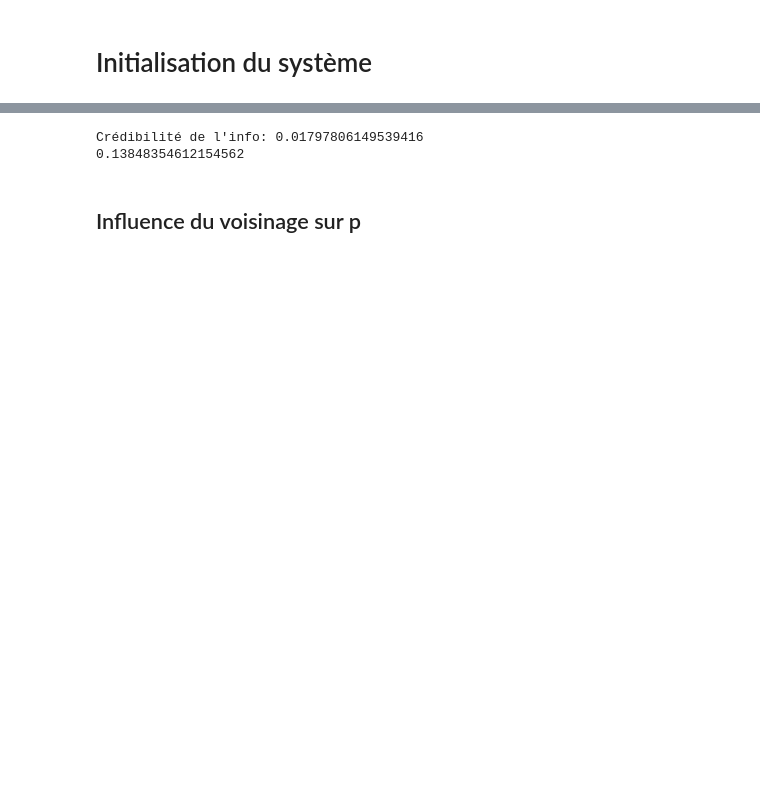
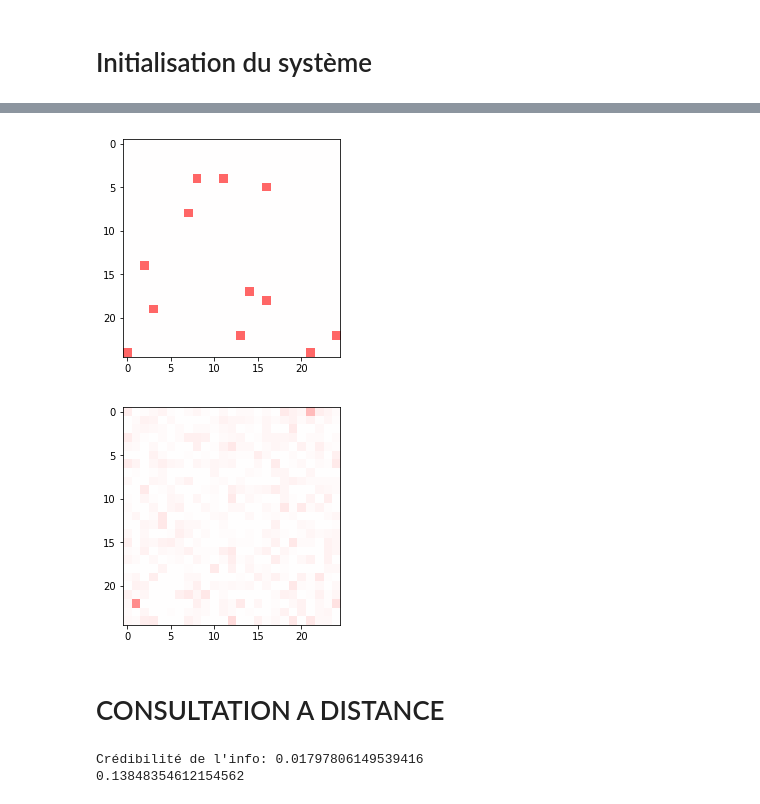
Before and after one commit to are-mipiA1A2/Fake-news, a Jupyter notebook: Discussion physique.ipynb, the cells around one changed output, grey strips where cells are left out. Cells and saved outputs as stored; diff of their text form; code cells hidden in the pictures; blank space fills up the shorter version.

```diff
--- a/Discussion physique.ipynb
+++ b/Discussion physique.ipynb
@@ -122,3 +385,22 @@ Agents :
+# %%
+Simulation=simulation_p(init_sys_avec_malv(N_1dim,nb_malv),N_1dim,Population,Noms_reseau_discu,500,seuil)
+
+#Affichage des convictions de départ (bleu -> 0 ; rouge -> 1 ; blanc=0.5)
+
+Convictions_start=Simulation[0]
+fig=plt.figure()
+im=plt.imshow(Convictions_start,cmap='bwr',vmin=0,vmax=1)
+
+#Affichage des convictions de fin de simulation
+
+Convictions_end=Simulation[-1]
+fig=plt.figure()
+im=plt.imshow(Convictions_end,cmap='bwr',vmin=0,vmax=1)
+# %% [output]
+[figure, added]
+[figure, added]
+# %% [markdown]
+# CONSULTATION A DISTANCE
 # %%
 #Influence crébibilité news sur le p d'une personne
 news = np.random.random_sample()
@@ -135,5 +417,3 @@ print(influ_credib_news(news,0.5,0.75))
 # %% [output]
 Crédibilité de l'info: 0.01797806149539416
 0.13848354612154562
-# %% [markdown]
-## Influence du voisinage sur p
```
Also changed, not shown: parts of 27 cells of this notebook.
